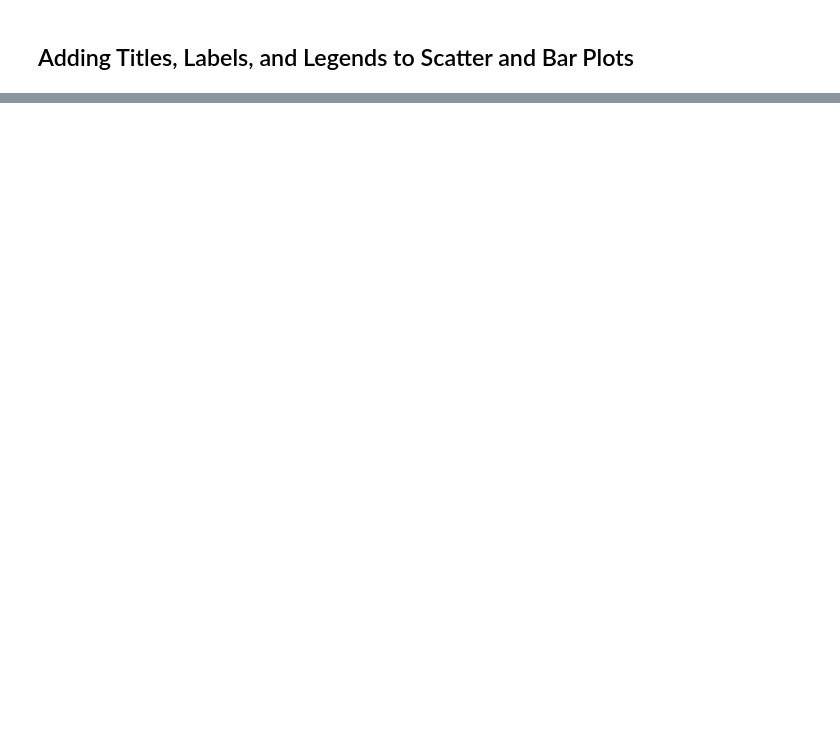
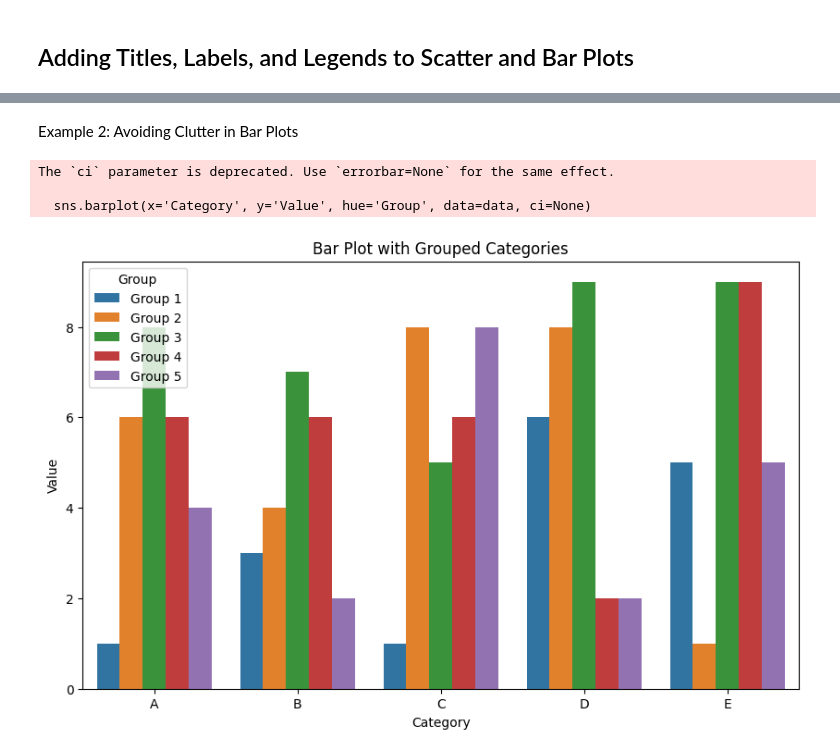
Before and after one commit to SSSpock/skillspire, a Jupyter notebook: datavis.ipynb, the cells around one changed output, grey strips where cells are left out. Saved outputs shown, nothing was run; the diff lists cells and outputs as text; code cells hidden in the pictures; blank space fills up the shorter version.

```diff
--- a/datavis.ipynb
+++ b/datavis.ipynb
@@ -205,0 +335,24 @@ plt.show()
+# %% [markdown]
+Example 2: Avoiding Clutter in Bar Plots
+# %%
+import pandas as pd
+import seaborn as sns
+
+# Generate sample data
+data = pd.DataFrame({'Category': ['A', 'B', 'C', 'D', 'E'] * 5,
+                     'Value': np.random.randint(1, 10, 25),
+                     'Group': ['Group 1'] * 5 + ['Group 2'] * 5 + ['Group 3'] * 5 + ['Group 4'] * 5 + ['Group 5'] * 5})
+
+# Create bar plot with grouped categories
+plt.figure(figsize=(10, 6))
+sns.barplot(x='Category', y='Value', hue='Group', data=data, ci=None)
+plt.title('Bar Plot with Grouped Categories')
+plt.xlabel('Category')
+plt.ylabel('Value')
+plt.legend(title='Group')
+plt.show()
+# %% [output]
+The `ci` parameter is deprecated. Use `errorbar=None` for the same effect.
+
+  sns.barplot(x='Category', y='Value', hue='Group', data=data, ci=None)
+[figure, added]
```
Also changed, not shown: parts of 52 cells of this notebook.
